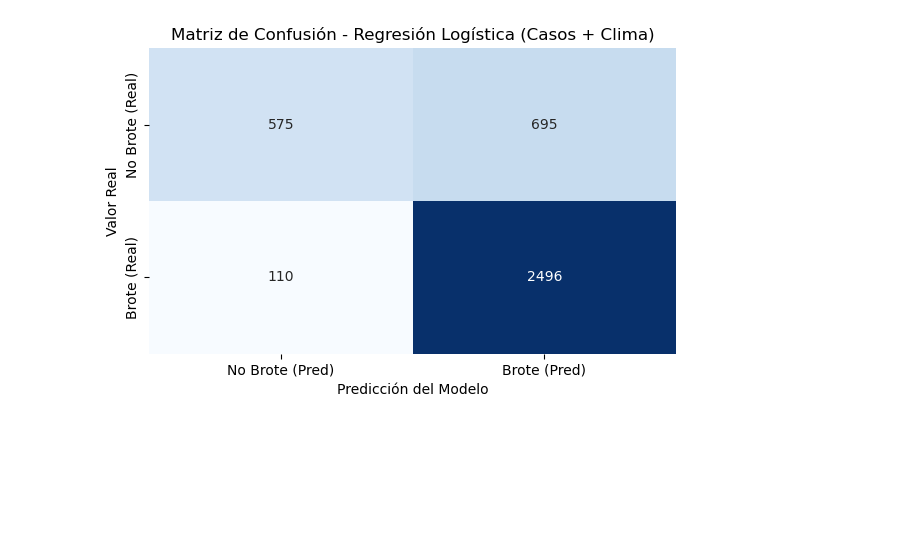
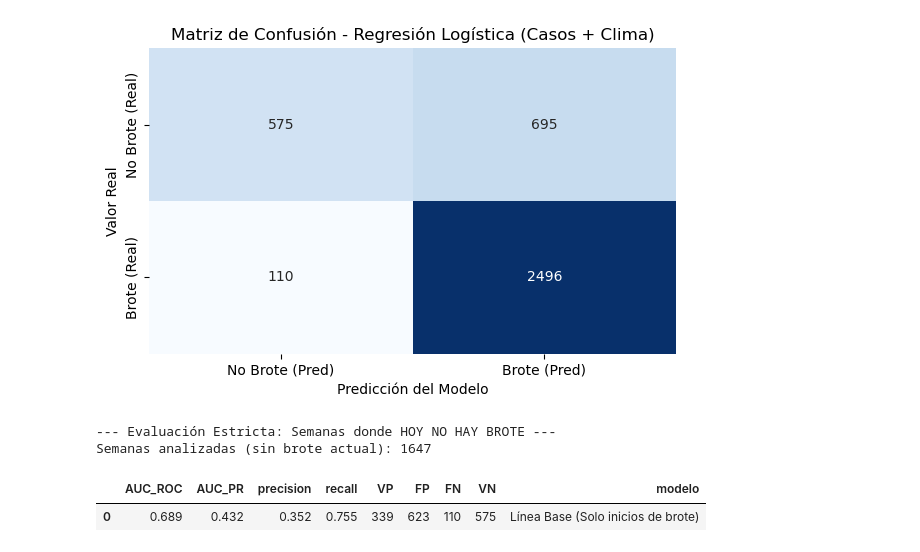
Before and after one commit to JhonTMich/minsadengue-bigdata, a Jupyter notebook: notebooks/modeloBase.ipynb, the cells around one changed output. Cells and saved outputs as stored; diff of their text form; code cells hidden in the pictures; blank space fills up the shorter version.

Commit message:
feat: metrica filtro brotes actuales

```diff
--- a/notebooks/modeloBase.ipynb
+++ b/notebooks/modeloBase.ipynb
@@ -249,3 +249,20 @@ fig.savefig(dir_fig / "fig4_matriz_confusion.png", dpi=150)
 plt.show()
 # %% [output]
 [figure]
+# %%
+print("--- Evaluación Estricta: Semanas donde HOY NO HAY BROTE ---")
+
+pred_base = modelos["Logística: casos + clima (LÍNEA BASE)"].transform(test).withColumn("prob", vector_to_array("probability")[1])
+test_estricto = pred_base.filter(F.col("brote_actual") == 0)
+
+print(f"Semanas analizadas (sin brote actual): {test_estricto.count()}")
+
+res_estricto = metricas(test_estricto, "prob")
+res_estricto["modelo"] = "Línea Base (Solo inicios de brote)"
+
+display(pd.DataFrame([res_estricto]))
+# %% [output]
+--- Evaluación Estricta: Semanas donde HOY NO HAY BROTE ---
+Semanas analizadas (sin brote actual): 1647
+|  | AUC_ROC | AUC_PR | precision | recall | VP | FP | FN | VN | modelo |
+| 0 | 0.689 | 0.432 | 0.352 | 0.755 | 339 | 623 | 110 | 575 | Línea Base (Solo inicios de brote) |
```
